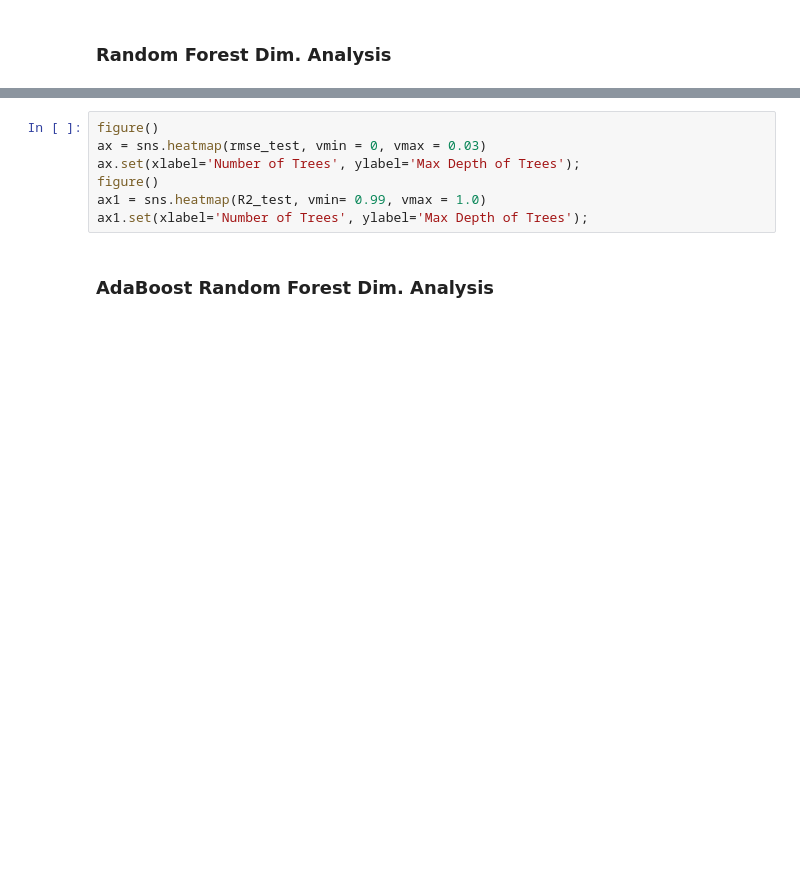
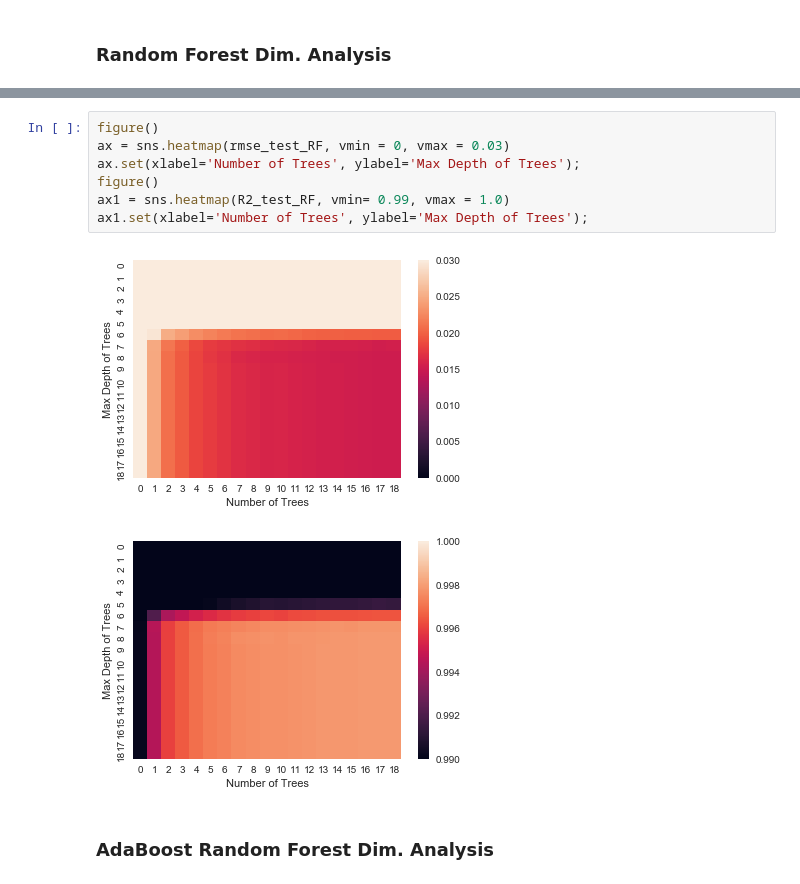
Before and after one commit to Lcollins91/DS_ResearchProject_ND, a Jupyter notebook: Hexagon_Spec_Models.ipynb, the cells around one changed output, grey strips where cells are left out. Drawn from its saved outputs; the diff is of its cells as text; blank space fills up the shorter version.

```diff
--- a/Hexagon_Spec_Models.ipynb
+++ b/Hexagon_Spec_Models.ipynb
@@ -416,10 +438,13 @@ plt.plot(index1, R2_test)
 # %%
 figure()
-ax = sns.heatmap(rmse_test, vmin = 0, vmax = 0.03)
+ax = sns.heatmap(rmse_test_RF, vmin = 0, vmax = 0.03)
 ax.set(xlabel='Number of Trees', ylabel='Max Depth of Trees');
 figure()
-ax1 = sns.heatmap(R2_test, vmin= 0.99, vmax = 1.0)
+ax1 = sns.heatmap(R2_test_RF, vmin= 0.99, vmax = 1.0)
 ax1.set(xlabel='Number of Trees', ylabel='Max Depth of Trees');
+# %% [output]
+[figure, added]
+[figure, added]
 # %% [markdown]
 ### AdaBoost Random Forest Dim. Analysis
 # %%
```
Also changed, not shown: parts of 7 cells of this notebook.
